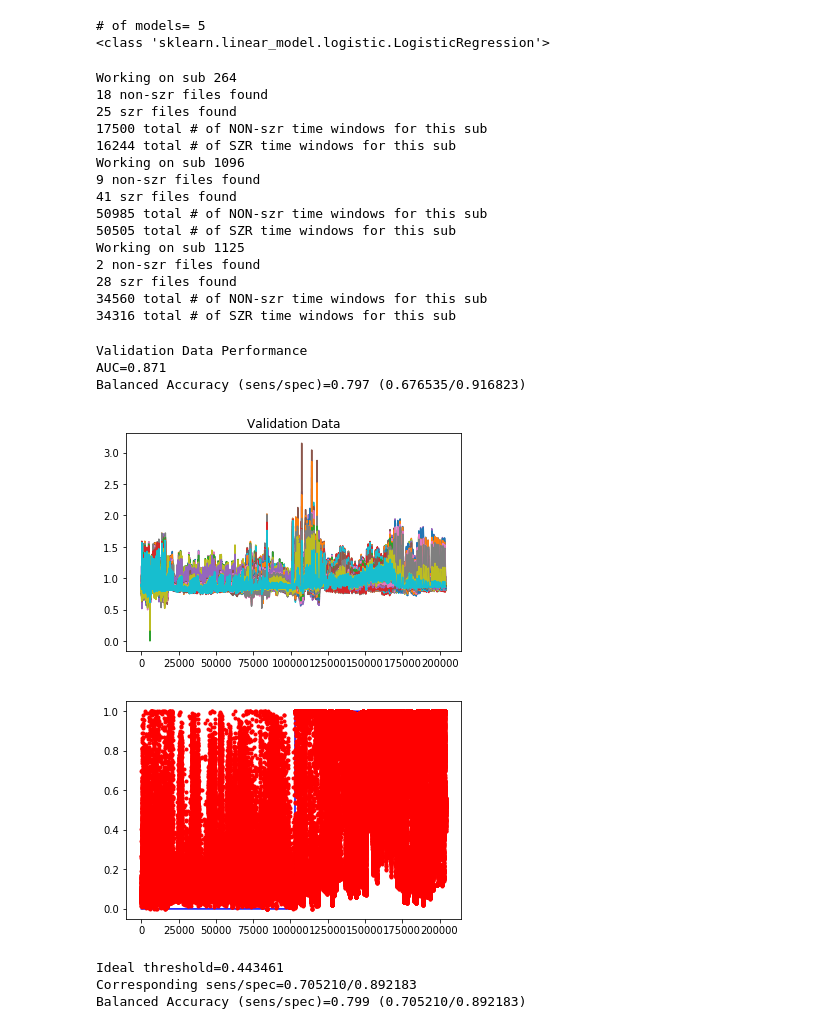
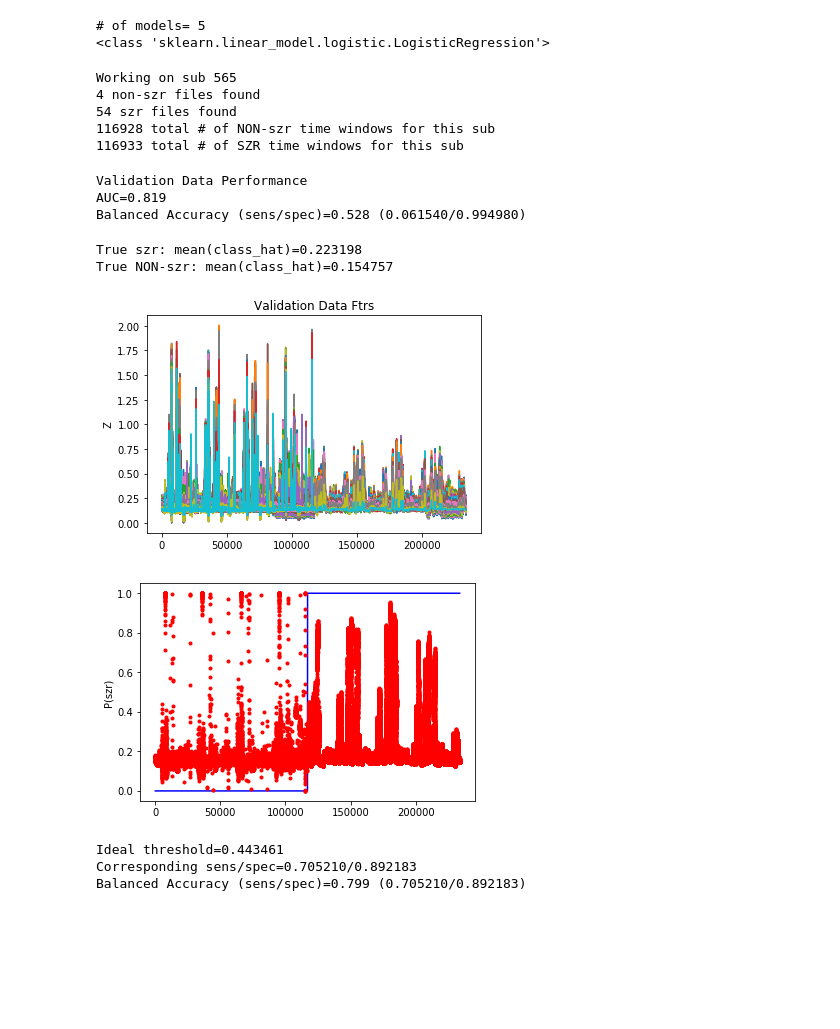
Before and after one commit to dmgroppe/SZR_ANT, a Jupyter notebook: EU_GENERAL/load_and_apply_model.ipynb, the cells around one changed output. Saved outputs shown, nothing was run; the diff lists cells and outputs as text; code cells hidden in the pictures; blank space fills up the shorter version.

Commit message:
plot_psd update

```diff
--- a/EU_GENERAL/load_and_apply_model.ipynb
+++ b/EU_GENERAL/load_and_apply_model.ipynb
@@ -176,25 +176,19 @@ print(type(models[0]))
 # %%
 # Load Test Data
 #valid_subs=620
-test_subs=[264, 1096, 1125]
-szr_fnames_va, non_fnames_va, n_szr_wind_va, n_non_wind_va, ftr_dim=data_size_and_fnames(test_subs, ftr_root)
+#test_subs=[264, 1096, 1125]
+# valid_subs=[1096]
+#valid_subs=[565]
+valid_subs=[565]
+ftr_root='/Users/davidgroppe/PycharmProjects/SZR_ANT/EU_GENERAL/EU_GENERAL_FTRS/SE/'
+szr_fnames_va, non_fnames_va, n_szr_wind_va, n_non_wind_va, ftr_dim=data_size_and_fnames(valid_subs, ftr_root)
 ftrs_va, targ_labels_va, sub_id_va=import_data(szr_fnames_va, non_fnames_va, n_szr_wind_va, n_non_wind_va, ftr_dim)
 # %% [output]
-Working on sub 264
-18 non-szr files found
-25 szr files found
-17500 total # of NON-szr time windows for this sub
-16244 total # of SZR time windows for this sub
-Working on sub 1096
-9 non-szr files found
-41 szr files found
-50985 total # of NON-szr time windows for this sub
-50505 total # of SZR time windows for this sub
-Working on sub 1125
-2 non-szr files found
-28 szr files found
-34560 total # of NON-szr time windows for this sub
-34316 total # of SZR time windows for this sub
+Working on sub 565
+4 non-szr files found
+54 szr files found
+116928 total # of NON-szr time windows for this sub
+116933 total # of SZR time windows for this sub
 # %%
 # Evaluate ensemble of models on validation data
 for model_ct in range(n_models):
@@ -210,22 +204,29 @@ bal_acc_va, sens_va, spec_va=ief.perf_msrs(targ_labels_va, class_hat_va>=0.5)
 print('Balanced Accuracy (sens/spec)=%.3f (%f/%f)' % (bal_acc_va,sens_va,spec_va))
 # %% [output]
 Validation Data Performance
-AUC=0.871
-Balanced Accuracy (sens/spec)=0.797 (0.676535/0.916823)
+AUC=0.819
+Balanced Accuracy (sens/spec)=0.528 (0.061540/0.994980)
 # %%
 min_ftrs=np.min(ftrs_va)
 plt.figure(11)
 plt.clf()
 plt.plot(np.log10(1-min_ftrs+ftrs_va.T));
-plt.title('Validation Data')
+plt.title('Validation Data Ftrs')
+plt.ylabel('Z')
 
 plt.figure(12)
 plt.clf()
 plt.plot(targ_labels_va,'b-');
 plt.plot(class_hat_va,'r.');
+plt.ylabel('P(szr)')
+
+print('True szr: mean(class_hat)=%f' % np.mean(class_hat_va[targ_labels_va==1]))
+print('True NON-szr: mean(class_hat)=%f' % np.mean(class_hat_va[targ_labels_va==0]))
 # %% [output]
+True szr: mean(class_hat)=0.223198
+True NON-szr: mean(class_hat)=0.154757
-[figure, old version]
+[figure, new version]
-[figure, old version]
+[figure, new version]
 # %%
 from sklearn.metrics import roc_curve, auc
 #fpr[i], tpr[i], _ = roc_curve(y_test[:, i], y_score[:, i])
```
Also changed, not shown: 3 other files.
